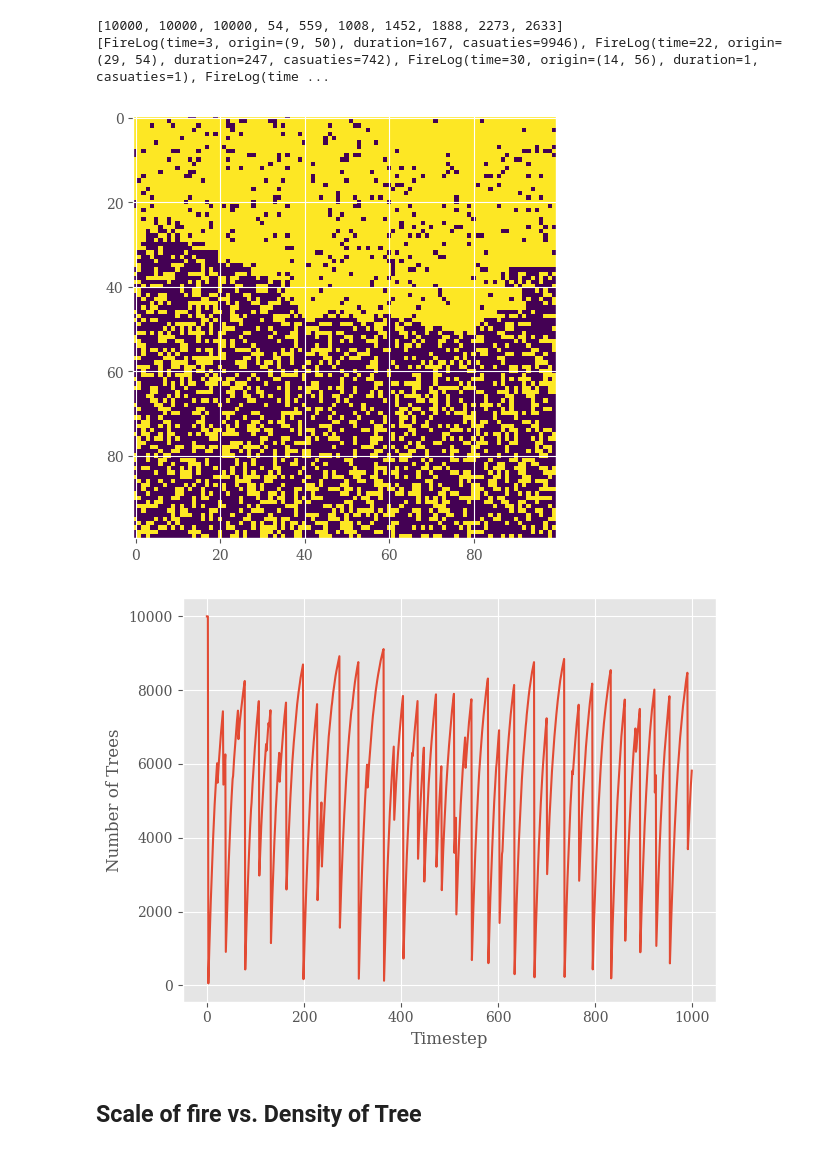
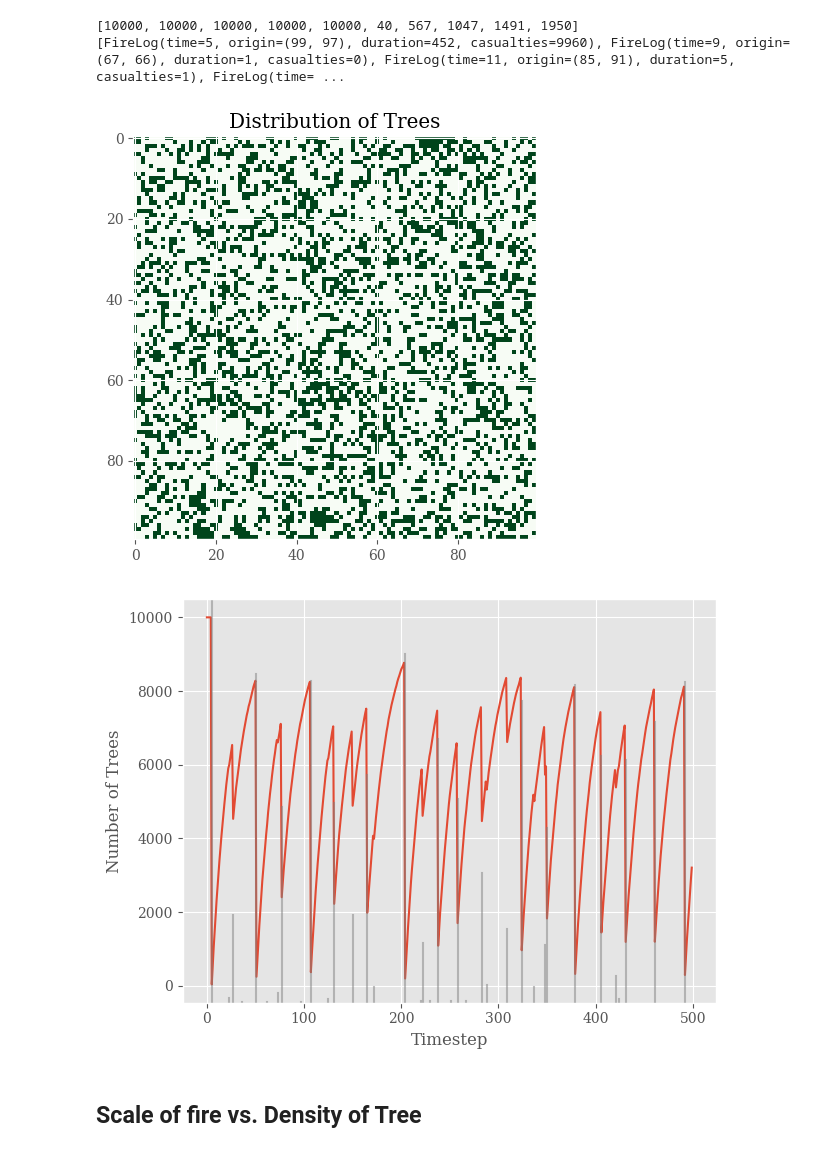
Before and after one commit to COMP6216-Simulation-Modelling/forest-fire-simulation, a Jupyter notebook: forest_fire.ipynb, the cells around one changed output. Drawn from its saved outputs; the diff is of its cells as text; code cells hidden in the pictures.

```diff
--- a/forest_fire.ipynb
+++ b/forest_fire.ipynb
@@ -182,28 +182,33 @@ class ForestFireField:
 # %%
 fire_sim = ForestFireField()
 fire_sim.reset_field()
-log_trees, log_fires = fire_sim.run_simulation(1000)
+log_trees, log_fires = fire_sim.run_simulation(500)
 
 print(log_trees[:10])
 print(log_fires[:10])
 # %% [output]
-[10000, 10000, 10000, 54, 559, 1008, 1452, 1888, 2273, 2633]
-[FireLog(time=3, origin=(9, 50), duration=167, casuaties=9946), FireLog(time=22, origin=(29, 54), duration=247, casuaties=742), FireLog(time=30, origin=(14, 56), duration=1, casuaties=1), FireLog(time ...
+[10000, 10000, 10000, 10000, 10000, 40, 567, 1047, 1491, 1950]
+[FireLog(time=5, origin=(99, 97), duration=452, casualties=9960), FireLog(time=9, origin=(67, 66), duration=1, casualties=0), FireLog(time=11, origin=(85, 91), duration=5, casualties=1), FireLog(time= ...
 # %%
 fig, ax = plt.subplots()
-ax.imshow(fire_sim.tree_field)
+ax.imshow(fire_sim.tree_field, cmap="Greens")
+ax.set(title="Distribution of Trees")
 fig.tight_layout()
 fig.show()
 # %% [output]
-[figure, old version]
+[figure, new version]
 # %%
 fig, ax = plt.subplots()
 ax.plot(log_trees)
 ax.set(xlabel="Timestep", ylabel="Number of Trees")
+for fire in log_fires:
+    if fire.casualties == 0:
+        continue
+    ax.axvline(fire.time, 0, fire.casualties / fire_sim.tree_field.size, c=[.5, .5, .5, .5])
 fig.tight_layout()
 fig.show()
 # %% [output]
-[figure, old version]
+[figure, new version]
 # %% [markdown]
 ## Scale of fire vs. Density of Tree
 # %%
```
Also changed, not shown: parts of 1 cell of this notebook.
